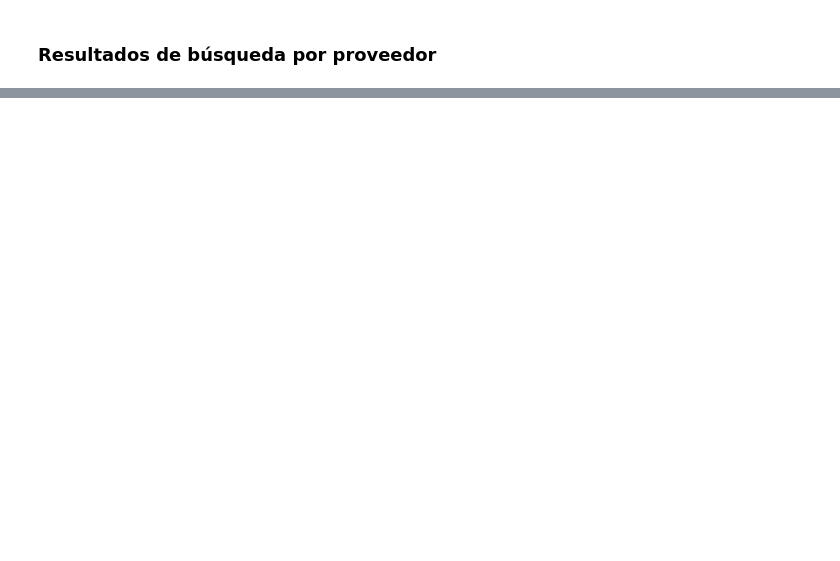
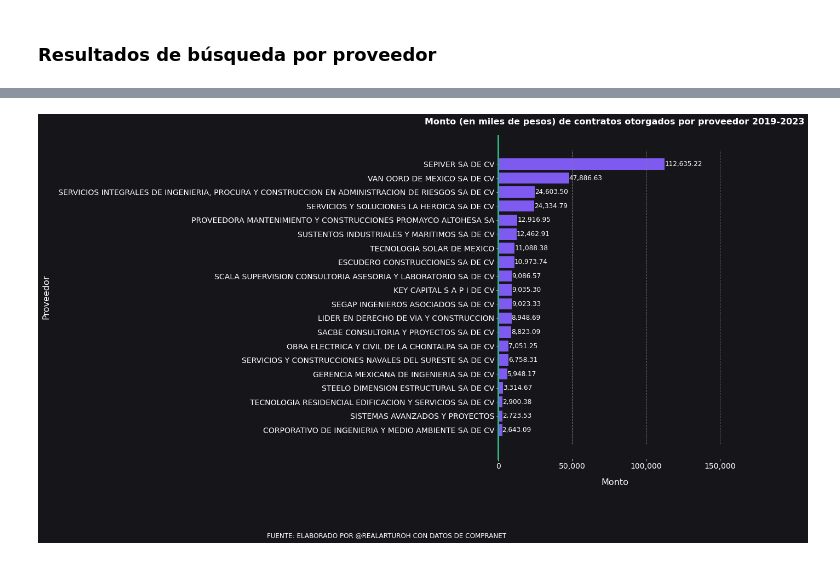
Before and after one commit to artiherrera/analisis_compranet, a Jupyter notebook: notebooks/2.0-buscador_consolidado.ipynb, the cells around one changed output, grey strips where cells are left out. Drawn from its saved outputs; the diff is of its cells as text; code cells hidden in the pictures; blank space fills up the shorter version.

Commit message:
Se generó una gráfica para los proveedores

```diff
--- a/notebooks/2.0-buscador_consolidado.ipynb
+++ b/notebooks/2.0-buscador_consolidado.ipynb
@@ -358,0 +384,50 @@ prov_df
+# %%
+# Determine the order of magnitude of the max value
+magnitude = 10 ** (math.floor(math.log10(max(importe))))
+
+# Adjust the interval based on the magnitude
+if max(importe) / magnitude < 2.5:
+    x_interval = 0.5 * magnitude
+elif max(importe) / magnitude < 5:
+    x_interval = magnitude
+else:
+    x_interval = 2 * magnitude
+# %%
+height = max(10, 0.5 * len(proveedores))
+width = height * (16/9)
+
+fig, ax = plt.subplots(figsize=(width, height))
+bars = ax.barh(proveedores, importe, color='#7f5af0')
+
+ax.set_title(f"Monto (en miles de pesos) de contratos otorgados por proveedor 2019-2023", fontsize=16, pad=20, fontweight='bold', color='#fffffe')
+ax.set_ylabel("Proveedor", fontsize=16, labelpad=15, color='white')
+ax.set_xlabel("Monto", fontsize=16, labelpad=15, color='white')
+
+ax.xaxis.set_major_formatter(ticker.StrMethodFormatter('{x:,.0f}'))
+ax.tick_params(axis='x', labelsize=14, colors='white')
+
+ax.xaxis.set_major_locator(ticker.MultipleLocator(x_interval))
+for x in np.arange(0, max(importe)+x_interval, x_interval):
+    plt.vlines(x, ymin=-1, ymax=len(proveedores), colors='gray', linestyles='dashed', linewidth=1)
+
+fig.set_facecolor('#16161a')
+ax.set_facecolor('#16161a')
+
+for spine in ['bottom', 'right', 'top']:
+    ax.spines[spine].set_visible(False)
+
+ax.spines['left'].set_linewidth(3)
+ax.spines['left'].set_color('#2cb67d')
+ax.tick_params(axis='y', labelsize=14, colors='white')
+
+for bar in bars:
+    xval = bar.get_width()
+    formatted_xval = "{:,.2f}".format(xval)
+    ax.text(xval + 0.1, bar.get_y() + bar.get_height()/2, formatted_xval, ha='left', va='center', fontsize=12, color='#fffffe')
+
+plt.figtext(0.5, -0.08, "FUENTE: ELABORADO POR @REALARTUROH CON DATOS DE COMPRANET", ha="center", fontsize=12, color='#fffffe')
+plt.tight_layout()
+plt.subplots_adjust(bottom=0.12)
+plt.show()
+# %% [output]
+[figure, added]
```
Also changed, not shown: parts of 6 cells of this notebook.
